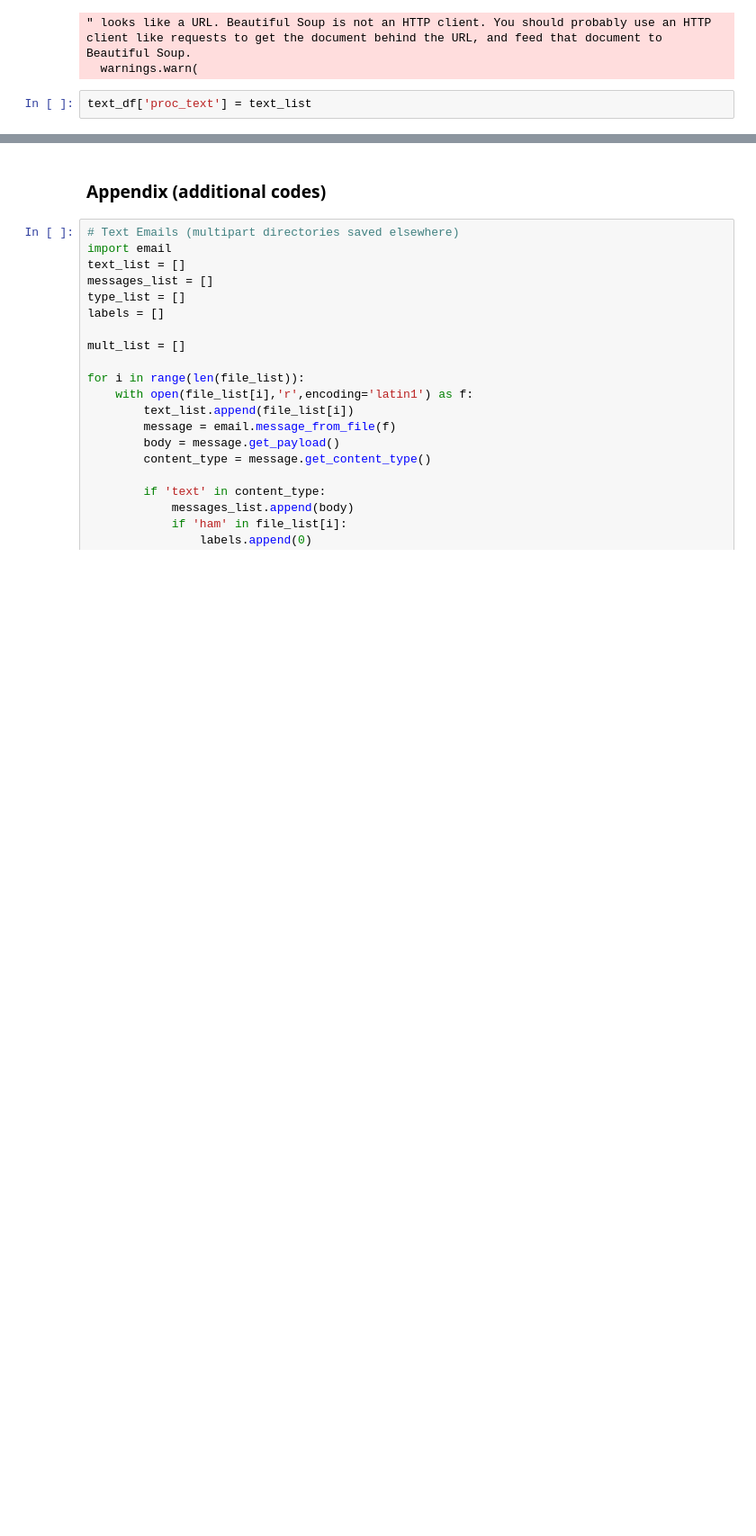
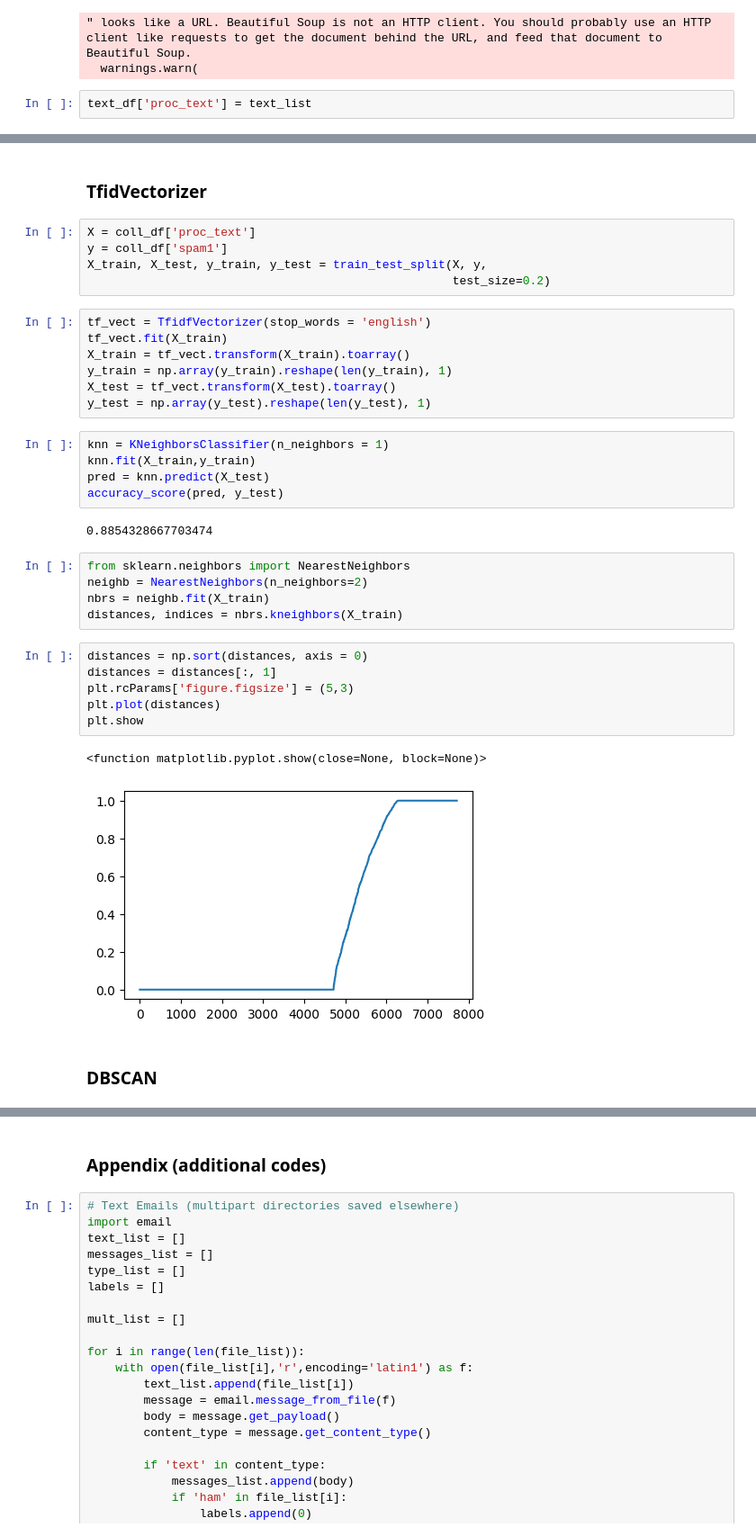
Before and after one commit to ryskgit/QTW_CaseStudy, a Jupyter notebook: Case Study 3/CS3_JD.ipynb, the cells around one changed output, grey strips where cells are left out. Shown: that part at 90% size. Saved outputs shown, nothing was run; the diff lists cells and outputs as text; blank space fills up the shorter version.

Commit message:
KNN  + DBSCAN

```diff
--- a/Case Study 3/CS3_JD.ipynb
+++ b/Case Study 3/CS3_JD.ipynb
@@ -204,0 +266,37 @@ text_df['proc_text'] = text_list
+# %% [markdown]
+### TfidVectorizer
+# %%
+X = coll_df['proc_text']
+y = coll_df['spam1']
+X_train, X_test, y_train, y_test = train_test_split(X, y,
+                                                    test_size=0.2)
+# %%
+tf_vect = TfidfVectorizer(stop_words = 'english')
+tf_vect.fit(X_train)
+X_train = tf_vect.transform(X_train).toarray()
+y_train = np.array(y_train).reshape(len(y_train), 1)
+X_test = tf_vect.transform(X_test).toarray()
+y_test = np.array(y_test).reshape(len(y_test), 1)
+# %%
+knn = KNeighborsClassifier(n_neighbors = 1)
+knn.fit(X_train,y_train)
+pred = knn.predict(X_test)
+accuracy_score(pred, y_test)
+# %% [output]
+0.8854328667703474
+# %%
+from sklearn.neighbors import NearestNeighbors
+neighb = NearestNeighbors(n_neighbors=2)
+nbrs = neighb.fit(X_train)
+distances, indices = nbrs.kneighbors(X_train)
+# %%
+distances = np.sort(distances, axis = 0)
+distances = distances[:, 1]
+plt.rcParams['figure.figsize'] = (5,3)
+plt.plot(distances)
+plt.show
+# %% [output]
+<function matplotlib.pyplot.show(close=None, block=None)>
+[figure, added]
+# %% [markdown]
+### DBSCAN
```
Also changed, not shown: parts of 17 cells of this notebook.
